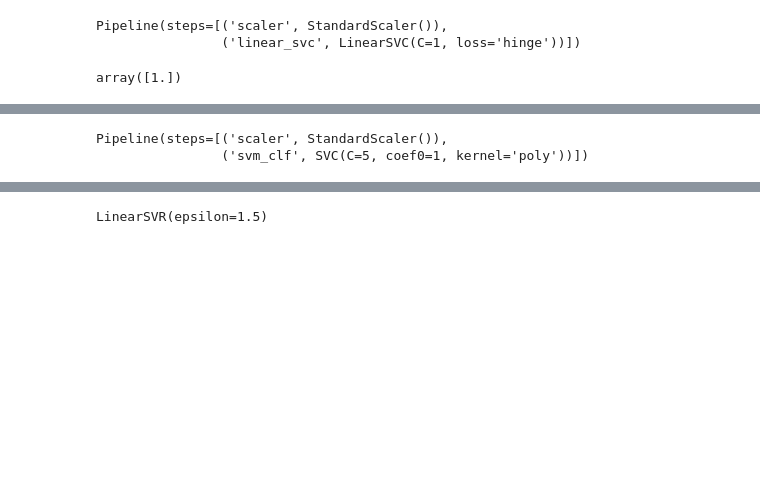
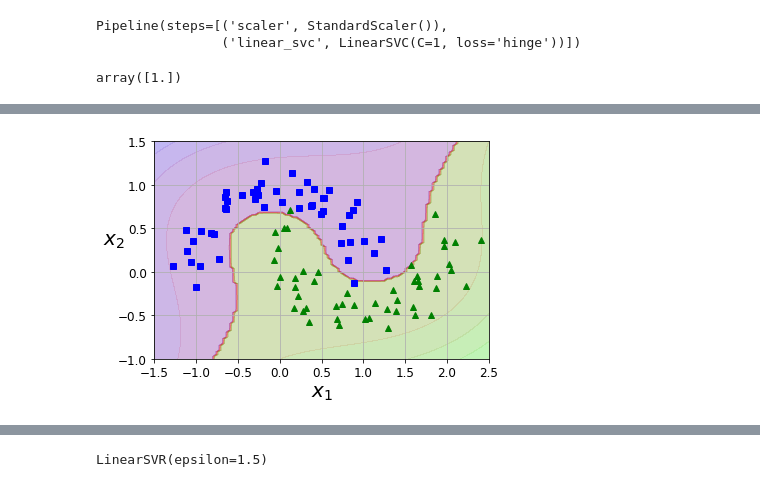
Before and after one commit to ravi-maithrey/learning-ml, a Jupyter notebook: svm.ipynb, the cells around one changed output, grey strips where cells are left out. Drawn from its saved outputs; the diff is of its cells as text; code cells hidden in the pictures; blank space fills up the shorter version.

```diff
--- a/svm.ipynb
+++ b/svm.ipynb
@@ -46,14 +76,16 @@ ValueError: x and y must be the same size
 # %%
 #we can also do something called a kernel trick to fit non-linear features more easily
 from sklearn.svm import SVC
 poly_kernel_svm_clf = Pipeline([
         ("scaler", StandardScaler()),
         ("svm_clf", SVC(kernel="poly", degree=3, coef0=1, C=5)) #here we are specifing directly that our kernel is polynomial of degree 3
     ])
 poly_kernel_svm_clf.fit(X, y)
+
+plot_predictions(poly_kernel_svm_clf, [-1.5, 2.5, -1, 1.5])
+plot_dataset(X, y, [-1.5, 2.5, -1, 1.5])
 # %% [output]
-Pipeline(steps=[('scaler', StandardScaler()),
-                ('svm_clf', SVC(C=5, coef0=1, kernel='poly'))])
+[figure, added]
 # %%
 #we use a gaussian rbf function to to model polynomial features
 rbf_kernel_svm_clf = Pipeline([
```
Also changed, not shown: parts of 5 cells of this notebook.
